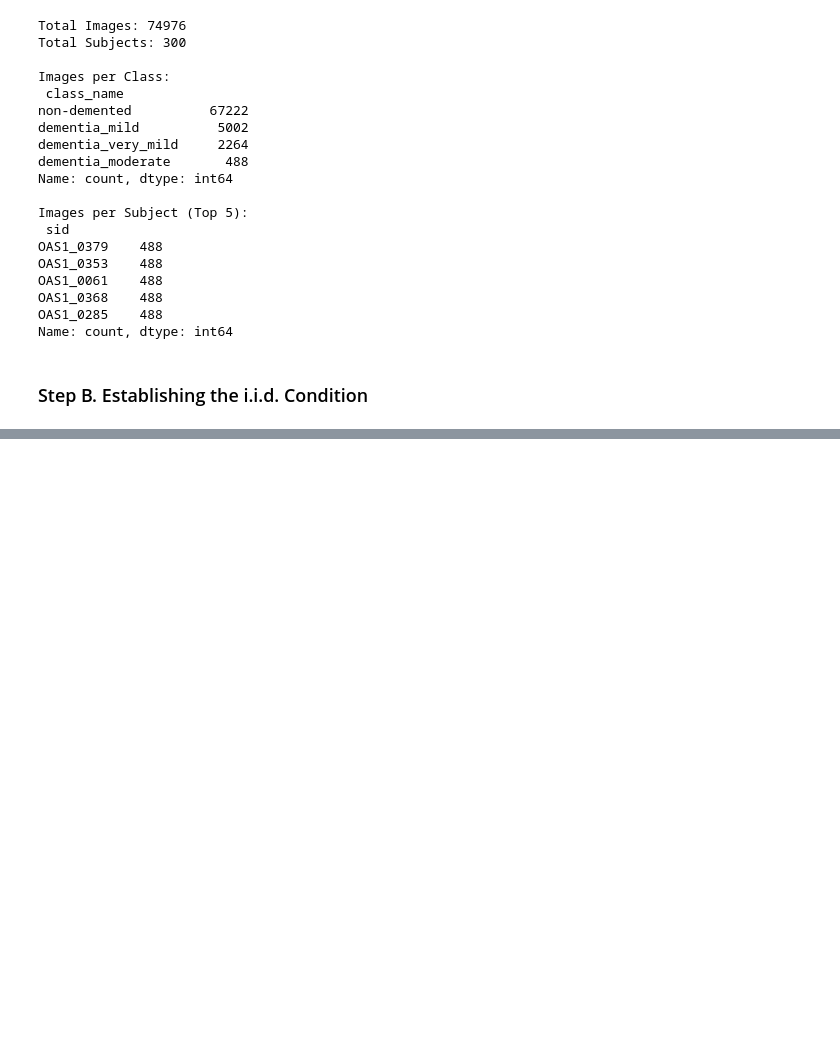
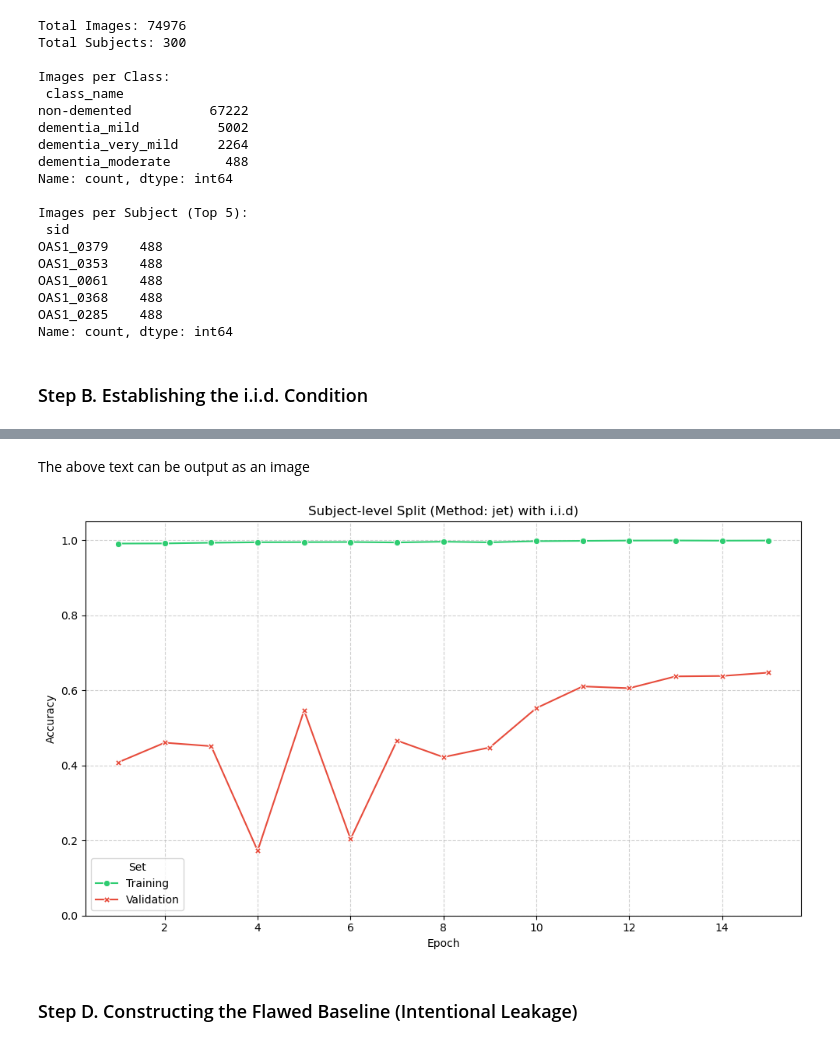
Before and after one commit to csning1998/biomedical-ml-oasis-data, a Jupyter notebook: work.ipynb, the cells around one changed output, grey strips where cells are left out. Drawn from its saved outputs; the diff is of its cells as text; code cells hidden in the pictures; blank space fills up the shorter version.

```diff
--- a/work.ipynb
+++ b/work.ipynb
@@ -233,0 +798,12 @@ The statistical sampling methods can be categorized into:
+# %%
+from sklearn.model_selection import GroupShuffleSplit
+
+gss_val = GroupShuffleSplit(n_splits=1, train_size=0.9, random_state=42)
+train_idx, val_idx = next(gss_val.split(df_train, groups=df_train['sid']))
+
+df_train_final = df_train.iloc[train_idx].copy()
+df_val = df_train.iloc[val_idx].copy()
+
+print(f"Training Set (Final): {len(df_train_final)} images")
+print(f"Validation Set:       {len(df_val)} images")
+print(f"Held-out Test Set:    {len(df_test)} images") # only for final evaluation
@@ -233,0 +903,8 @@ The statistical sampling methods can be categorized into:
+# %%
+history = model.fit(
+    train_ds,
+    validation_data=val_ds,
+    epochs=EPOCHS,
+    callbacks=callbacks,
+    verbose=1
+)
@@ -233,0 +939,43 @@ The statistical sampling methods can be categorized into:
+# %% [markdown]
+The above text can be output as an image
+# %%
+# 1. Extract metrics from history object
+acc_train = history.history['sparse_categorical_accuracy']
+acc_val = history.history['val_sparse_categorical_accuracy']
+epochs = range(1, len(acc_train) + 1)
+
+# 2. Construct DataFrame for Seaborn
+data_rigorous = pd.DataFrame({
+    'Epoch': list(epochs) + list(epochs),
+    'Accuracy': acc_train + acc_val,
+    'Set': ['Training'] * len(epochs) + ['Validation'] * len(epochs)
+})
+
+# 3. Plotting
+fig, ax = plt.subplots(figsize=(10, 6))
+
+sns.lineplot(
+    data=data_rigorous,
+    x='Epoch',
+    y='Accuracy',
+    hue='Set',
+    style='Set',
+    markers=True,
+    dashes=False,
+    palette={'Training': '#2ecc71', 'Validation': '#e74c3c'}, # Green for Train, Red for Val
+    ax=ax
+)
+
+# 4. Styling
+ax.set_title(f"Subject-level Split (Method: {METHOD}) with i.i.d)", fontsize=12)
+ax.set_ylabel("Accuracy", fontsize=10)
+ax.set_xlabel("Epoch", fontsize=10)
+ax.set_ylim(0, 1.05)
+ax.grid(True, linestyle='--', alpha=0.6)
+
+plt.tight_layout()
+plt.show()
+# %% [output]
+[figure, added]
+# %% [markdown]
+### Step D. Constructing the Flawed Baseline (Intentional Leakage)
```
Also changed, not shown: parts of 68 cells of this notebook, 1 other file.
